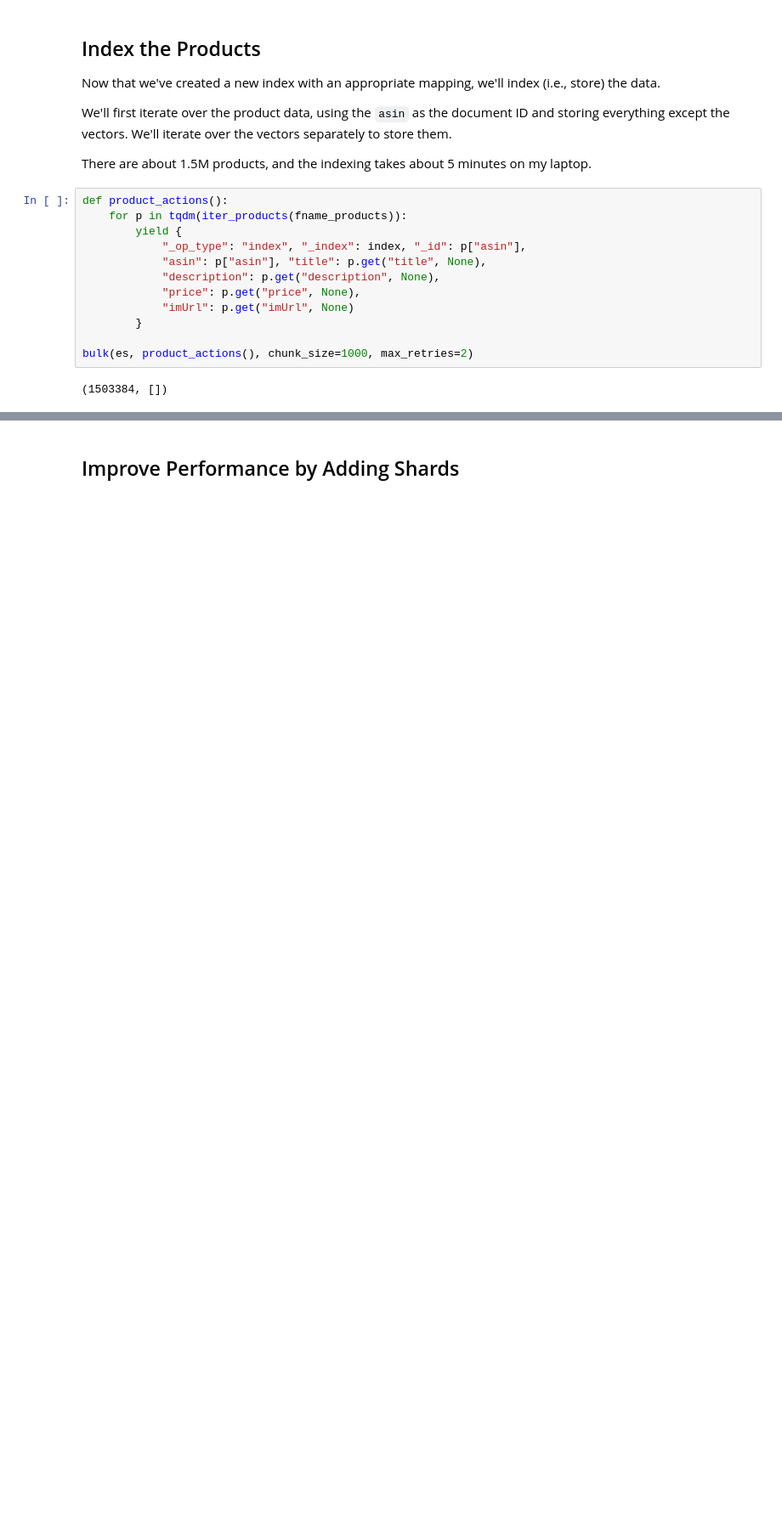
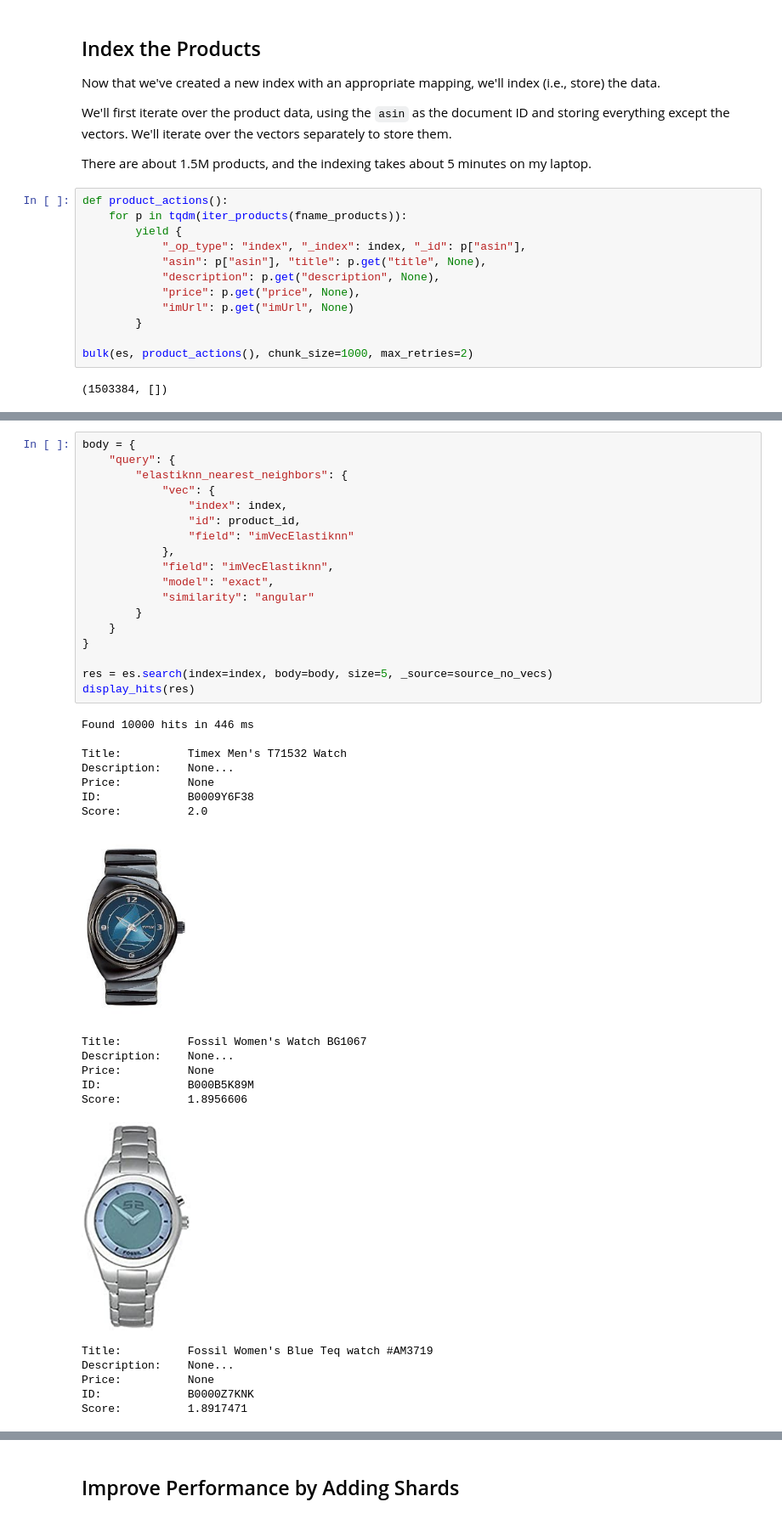
Before and after one commit to alexklibisz/elastiknn, a Jupyter notebook: examples/tutorial-notebooks/amazon-products-multi-modal-search.ipynb, the cells around one changed output, grey strips where cells are left out. Shown at 85% size. Saved outputs shown, nothing was run; the diff lists cells and outputs as text; blank space fills up the shorter version.

```diff
--- a/examples/tutorial-notebooks/amazon-products-multi-modal-search.ipynb
+++ b/examples/tutorial-notebooks/amazon-products-multi-modal-search.ipynb
@@ -462,0 +470,38 @@ Note the results are identical.
+# %%
+body = {
+    "query": {
+        "elastiknn_nearest_neighbors": {
+            "vec": {
+                "index": index,
+                "id": product_id,
+                "field": "imVecElastiknn"
+            },
+            "field": "imVecElastiknn",
+            "model": "exact",
+            "similarity": "angular"
+        }
+    }
+}
+
+res = es.search(index=index, body=body, size=5, _source=source_no_vecs)
+display_hits(res)
+# %% [output]
+Found 10000 hits in 446 ms
+
+Title:          Timex Men's T71532 Watch
+Description:    None...
+Price:          None
+ID:             B0009Y6F38
+Score:          2.0
+[figure, added]
+Title:          Fossil Women's Watch BG1067
+Description:    None...
+Price:          None
+ID:             B000B5K89M
+Score:          1.8956606
+[figure, added]
+Title:          Fossil Women's Blue Teq watch #AM3719
+Description:    None...
+Price:          None
+ID:             B0000Z7KNK
+Score:          1.8917471
```
Also changed, not shown: parts of 29 cells of this notebook, 3 other files.
